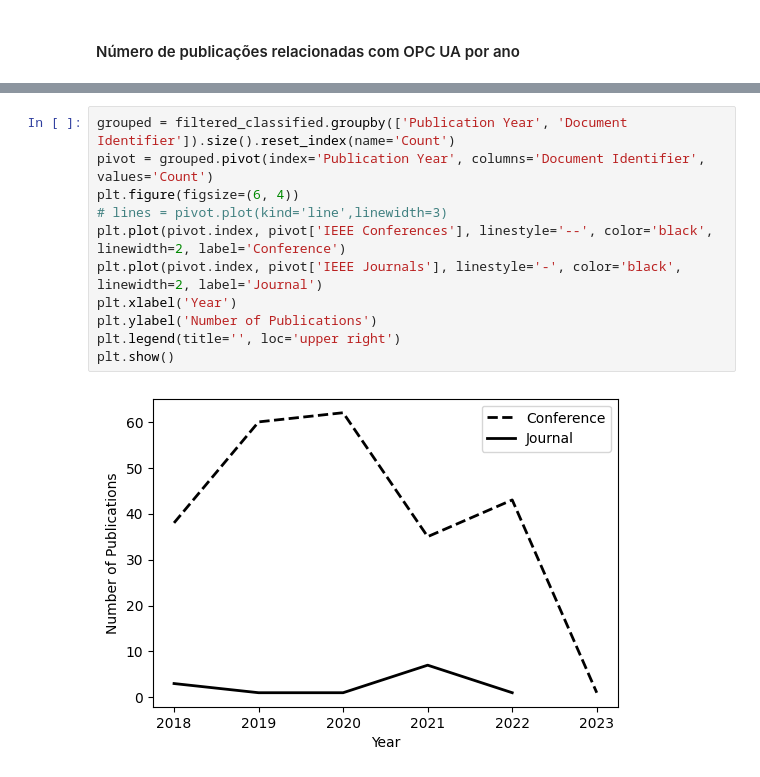
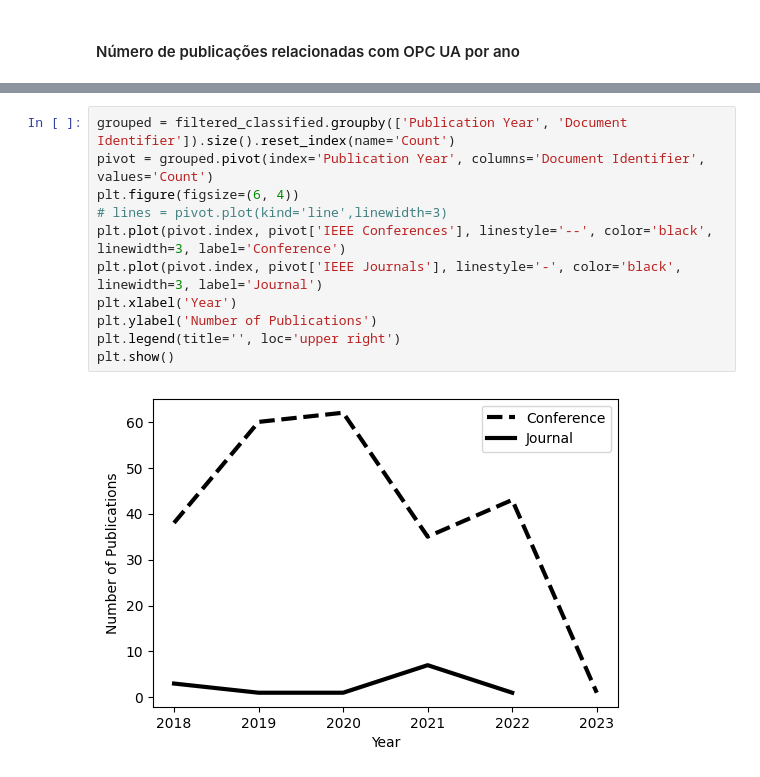
Before and after one commit to JonathanTSilva/FP-MastersDegree, a Jupyter notebook: artigoInduscon.ipynb, the cells around one changed output, grey strips where cells are left out. Saved outputs shown, nothing was run; the diff lists cells and outputs as text.

```diff
--- a/artigoInduscon.ipynb
+++ b/artigoInduscon.ipynb
@@ -133,13 +120,13 @@ plt.show()
 # %%
 grouped = filtered_classified.groupby(['Publication Year', 'Document Identifier']).size().reset_index(name='Count')
 pivot = grouped.pivot(index='Publication Year', columns='Document Identifier', values='Count')
 plt.figure(figsize=(6, 4))
 # lines = pivot.plot(kind='line',linewidth=3)
-plt.plot(pivot.index, pivot['IEEE Conferences'], linestyle='--', color='black', linewidth=2, label='Conference')
-plt.plot(pivot.index, pivot['IEEE Journals'], linestyle='-', color='black', linewidth=2, label='Journal')
+plt.plot(pivot.index, pivot['IEEE Conferences'], linestyle='--', color='black', linewidth=3, label='Conference')
+plt.plot(pivot.index, pivot['IEEE Journals'], linestyle='-', color='black', linewidth=3, label='Journal')
 plt.xlabel('Year')
 plt.ylabel('Number of Publications')
 plt.legend(title='', loc='upper right')
 plt.show()
 # %% [output]
-[figure, old version]
+[figure, new version]
```
Also changed, not shown: parts of 5 cells of this notebook.
